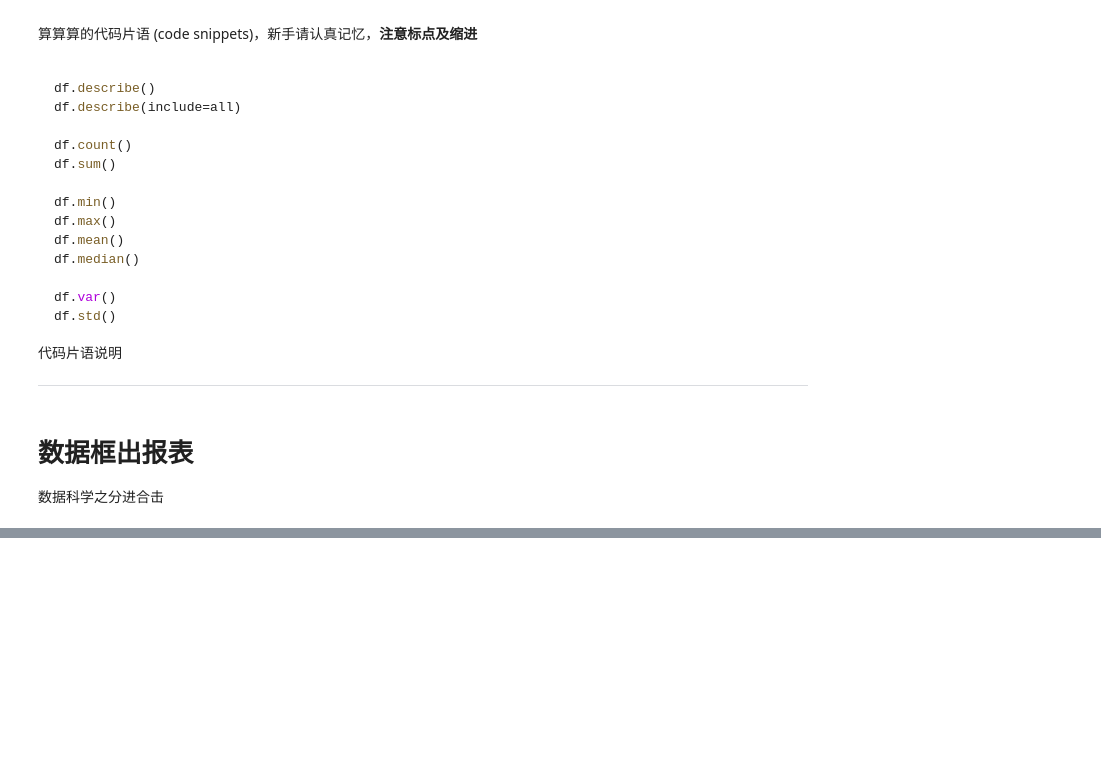
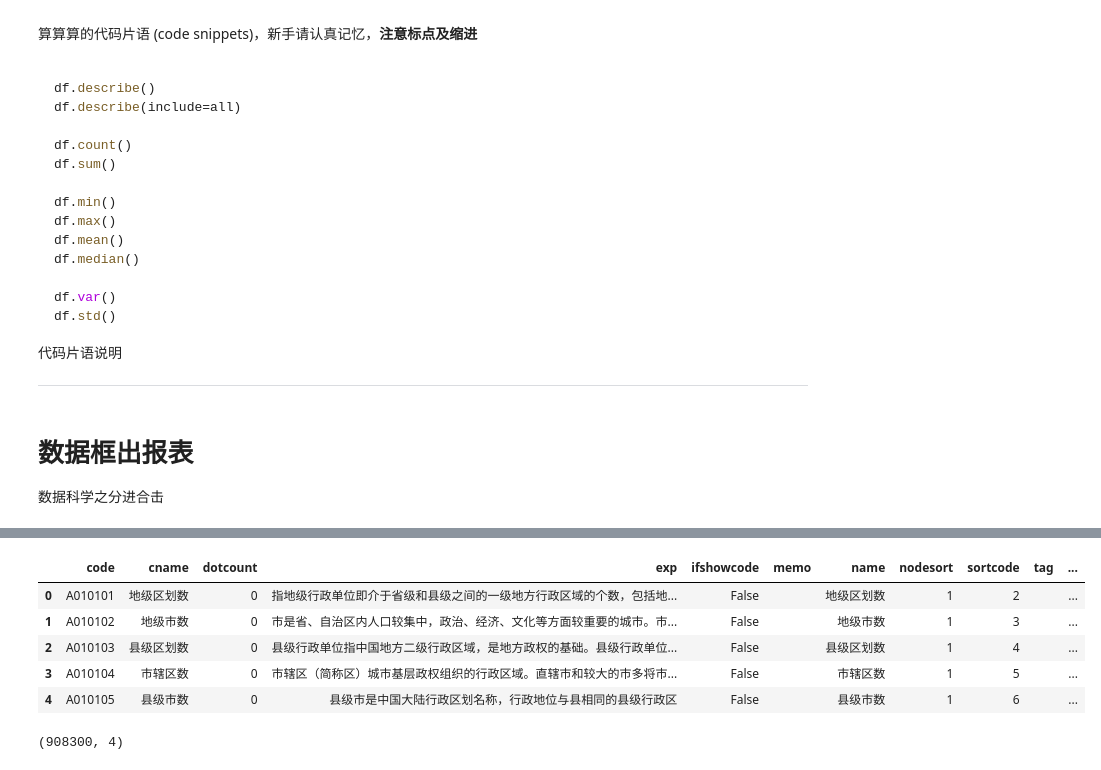
Before and after one commit to liuyu19/python_pandas, a Jupyter notebook: Spring20_Pandas/20春_pandas_week06_try/Untitled.ipynb, the cells around one changed output, grey strips where cells are left out. Cells and saved outputs as stored; diff of their text form; code cells hidden in the pictures; blank space fills up the shorter version.

```diff
--- a/Spring20_Pandas/20春_pandas_week06_try/Untitled.ipynb
+++ b/Spring20_Pandas/20春_pandas_week06_try/Untitled.ipynb
@@ -477,0 +483,7 @@ df.std()
+# %%
+df_raw = pd.read_csv("fsnd_zb_data.tsv", encoding="utf8", sep="\t",\
+                 keep_default_na=False, na_values='na_rep',index_col= [0,1,2])
+df_m = pd.read_csv("fsnd_zb_meta.tsv", encoding="utf8", sep="\t",\
+                 keep_default_na=False, na_values='na_rep',index_col= [0])
+df_r = pd.read_csv("reg_treeId_level2.tsv", encoding="utf8", sep="\t",\
+                 keep_default_na=False, na_values='na_rep')
@@ -477,0 +513,13 @@ df.std()
+# %%
+df_m.head()
+# %% [output]
+|  | code | cname | dotcount | exp | ifshowcode | memo | name | nodesort | sortcode | tag | ... |
+| 0 | A010101 | 地级区划数 | 0 | 指地级行政单位即介于省级和县级之间的一级地方行政区域的个数，包括地... | False |  | 地级区划数 | 1 | 2 |  | ... |
+| 1 | A010102 | 地级市数 | 0 | 市是省、自治区内人口较集中，政治、经济、文化等方面较重要的城市。市... | False |  | 地级市数 | 1 | 3 |  | ... |
+| 2 | A010103 | 县级区划数 | 0 | 县级行政单位指中国地方二级行政区域，是地方政权的基础。县级行政单位... | False |  | 县级区划数 | 1 | 4 |  | ... |
+| 3 | A010104 | 市辖区数 | 0 | 市辖区（简称区）城市基层政权组织的行政区域。直辖市和较大的市多将市... | False |  | 市辖区数 | 1 | 5 |  | ... |
+| 4 | A010105 | 县级市数 | 0 | 县级市是中国大陆行政区划名称，行政地位与县相同的县级行政区 | False |  | 县级市数 | 1 | 6 |  | ... |
+# %%
+df_raw.shape
+# %% [output]
+(908300, 4)
```
Also changed, not shown: parts of 14 cells of this notebook.
